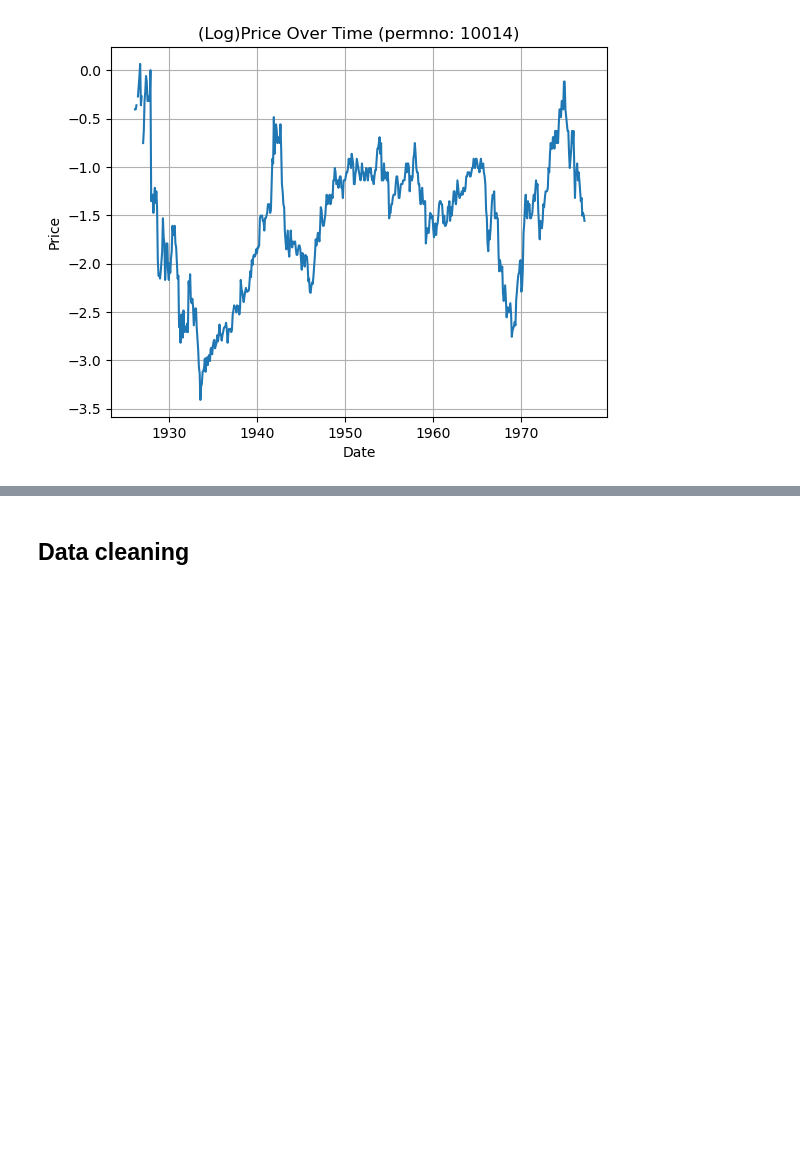
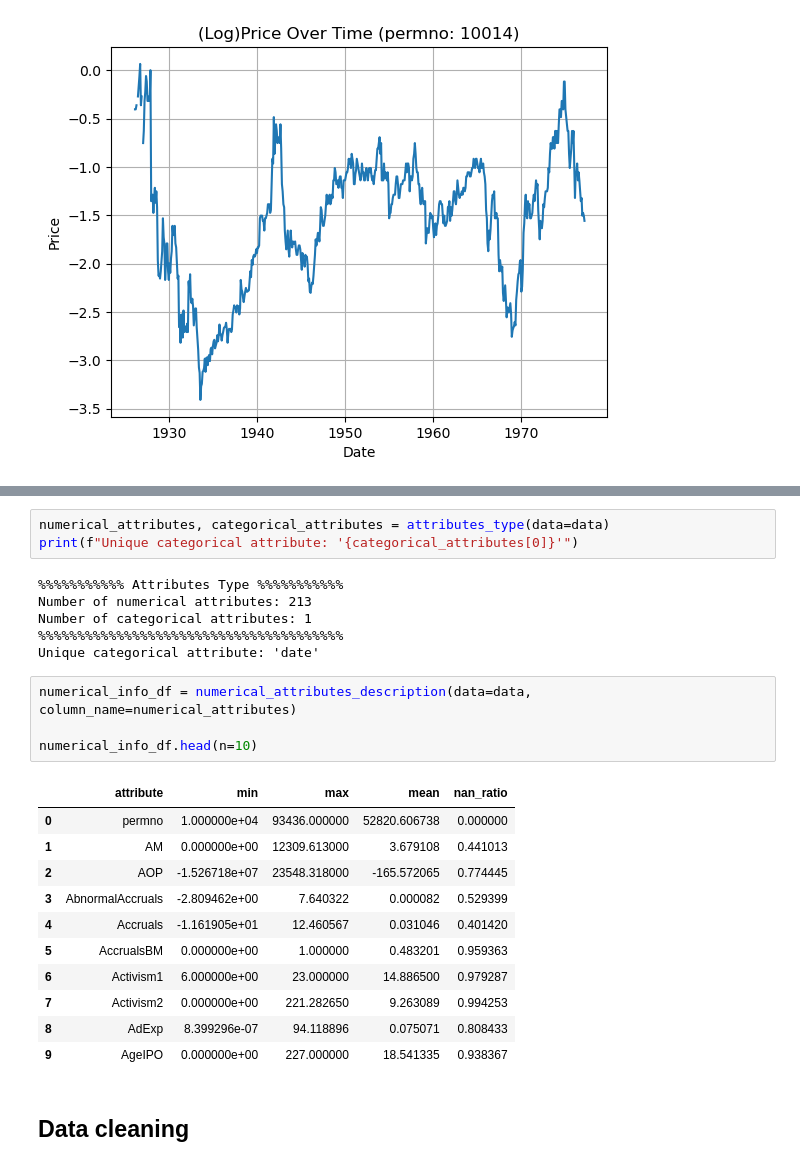
Before and after one commit to paulo-03/final_project_MLFin, a Jupyter notebook: data_analysis.ipynb, the cells around one changed output, grey strips where cells are left out. Cells and saved outputs as stored; diff of their text form; blank space fills up the shorter version.

Commit message:
data attributes analysis functions

```diff
--- a/data_analysis.ipynb
+++ b/data_analysis.ipynb
@@ -61,6 +61,31 @@ asset_info.head(n=10)
 | 7 | 10007 | 60 | 1985-12-01 | 1990-11-01 | 1796 days | 0.283333 |
 | 8 | 10008 | 42 | 1985-12-01 | 1989-05-01 | 1247 days | 0.190476 |
 | 9 | 10009 | 186 | 1985-12-01 | 2001-05-01 | 5630 days | 0.043011 |
+# %%
+numerical_attributes, categorical_attributes = attributes_type(data=data)
+print(f"Unique categorical attribute: '{categorical_attributes[0]}'")
+# %% [output]
+%%%%%%%%%%% Attributes Type %%%%%%%%%%%
+Number of numerical attributes: 213
+Number of categorical attributes: 1
+%%%%%%%%%%%%%%%%%%%%%%%%%%%%%%%%%%%%%%%
+Unique categorical attribute: 'date'
+# %%
+numerical_info_df = numerical_attributes_description(data=data, column_name=numerical_attributes)
+
+numerical_info_df.head(n=10)
+# %% [output]
+|  | attribute | min | max | mean | nan_ratio |
+| 0 | permno | 1.000000e+04 | 93436.000000 | 52820.606738 | 0.000000 |
+| 1 | AM | 0.000000e+00 | 12309.613000 | 3.679108 | 0.441013 |
+| 2 | AOP | -1.526718e+07 | 23548.318000 | -165.572065 | 0.774445 |
+| 3 | AbnormalAccruals | -2.809462e+00 | 7.640322 | 0.000082 | 0.529399 |
+| 4 | Accruals | -1.161905e+01 | 12.460567 | 0.031046 | 0.401420 |
+| 5 | AccrualsBM | 0.000000e+00 | 1.000000 | 0.483201 | 0.959363 |
+| 6 | Activism1 | 6.000000e+00 | 23.000000 | 14.886500 | 0.979287 |
+| 7 | Activism2 | 0.000000e+00 | 221.282650 | 9.263089 | 0.994253 |
+| 8 | AdExp | 8.399296e-07 | 94.118896 | 0.075071 | 0.808433 |
+| 9 | AgeIPO | 0.000000e+00 | 227.000000 | 18.541335 | 0.938367 |
 # %% [markdown]
 ## Data cleaning
 # %% [markdown]
```
Also changed, not shown: parts of 4 cells of this notebook, 1 other file.
